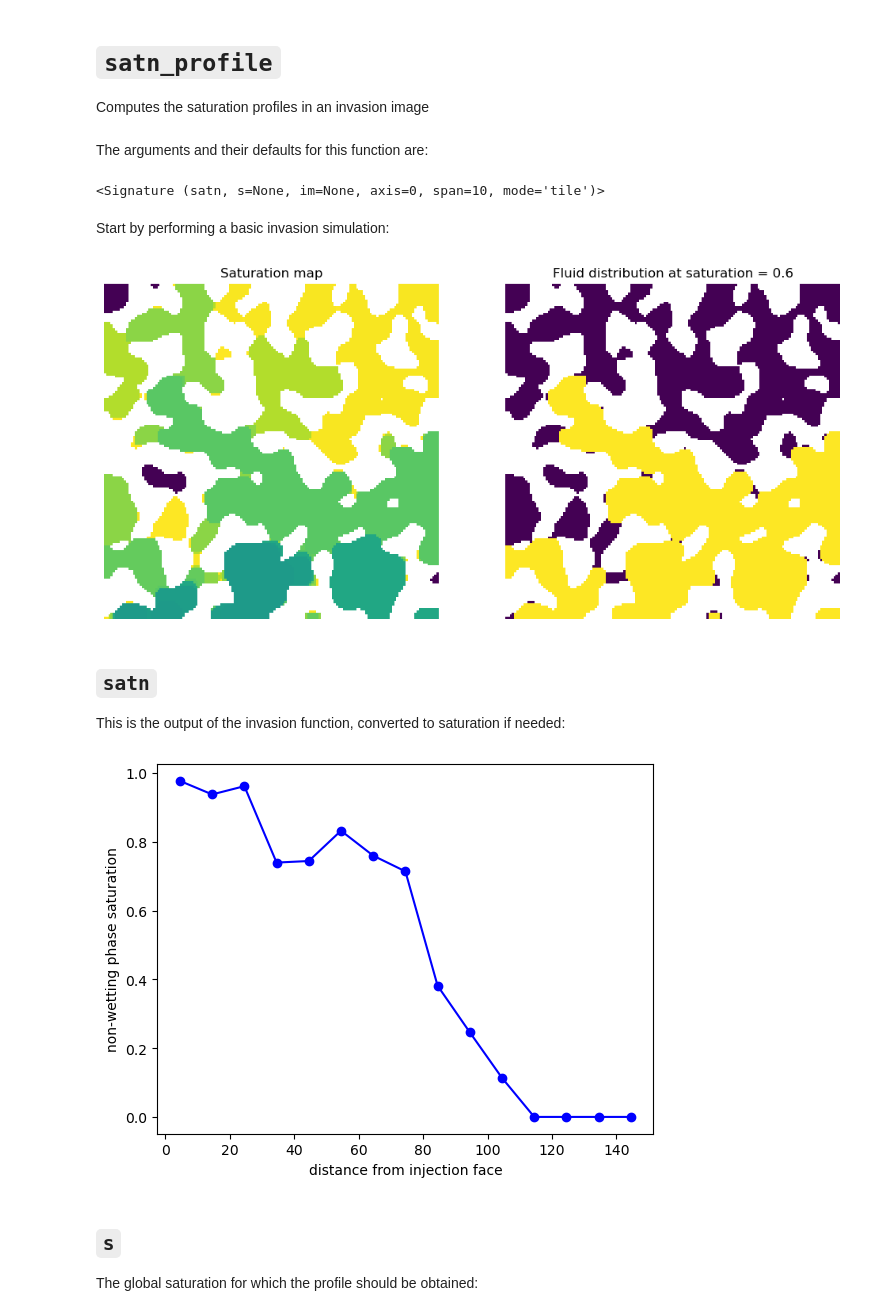
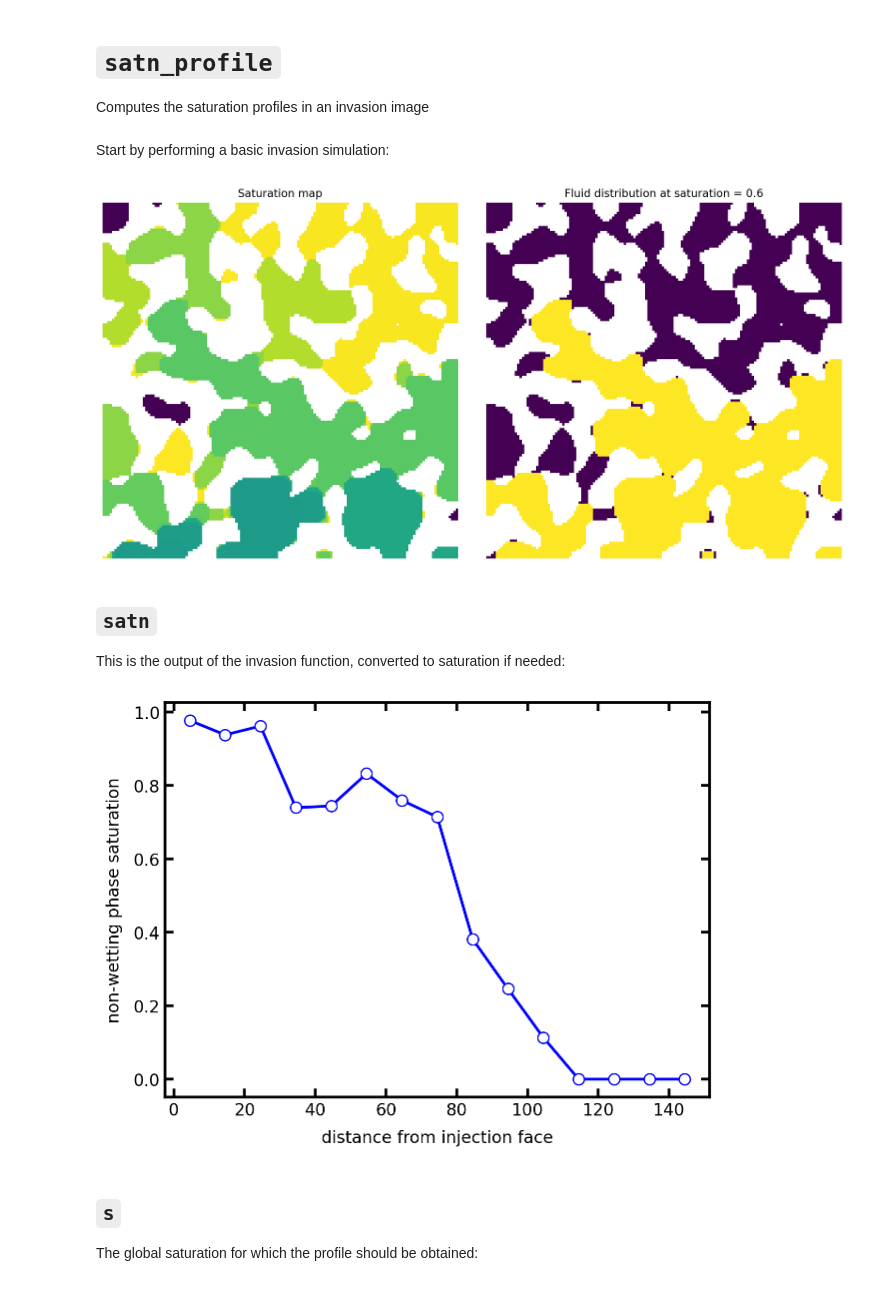
Before and after one commit to habi/porespy, a Jupyter notebook: examples/metrics/reference/satn_profile.ipynb, the cells around one changed output. Drawn from its saved outputs; the diff is of its cells as text; code cells hidden in the pictures.

```diff
--- a/examples/metrics/reference/satn_profile.ipynb
+++ b/examples/metrics/reference/satn_profile.ipynb
@@ -6,45 +6,36 @@ import matplotlib.pyplot as plt
 import numpy as np
 import porespy as ps
 from pyedt import edt
+ps.visualization.set_mpl_style()
-# %% [markdown]
-The arguments and their defaults for this function are:
-# %%
-import inspect
-inspect.signature(ps.metrics.satn_profile)
-# %% [output]
-<Signature (satn, s=None, im=None, axis=0, span=10, mode='tile')>
 # %% [markdown]
 Start by performing a basic invasion simulation:
 # %%
 np.random.seed(1)
 im = ps.generators.blobs(shape=[150, 150], porosity=0.6, blobiness=1)
-sigma = 0.1
-theta = 180
-dt = edt(im)
-pc = -2*sigma*np.cos(np.deg2rad(theta))/dt
+pc = ps.filters.capillary_transform(im=im, sigma=0.01, theta=180, g=0)
 inlets = np.zeros_like(im)
 inlets[0, :] = True
 inv = ps.simulations.drainage(im=im, pc=pc, inlets=inlets)
 
 fig, ax = plt.subplots(1, 2, figsize=[12, 6])
 ax[0].imshow(inv.im_satn/im, interpolation='none', origin='lower')
 ax[0].axis(False)
 ax[0].set_title('Saturation map')
 ax[1].imshow((inv.im_satn < 0.6)*(inv.im_satn > 0)/im, interpolation='none', origin='lower')
 ax[1].axis(False)
 ax[1].set_title('Fluid distribution at saturation = 0.6');
 # %% [output]
-[figure, old version]
+[figure, new version]
 # %% [markdown]
 ## `satn`
 This is the output of the invasion function, converted to saturation if needed:
 # %%
-s = ps.metrics.satn_profile(satn=inv.im_satn, s=0.6)
-plt.plot(s.position, s.saturation, 'b-o')
+s_prof = ps.metrics.satn_profile(satn=inv.im_satn, s=0.6)
+plt.plot(s_prof.position, s_prof.saturation, 'b-o')
 plt.xlabel("distance from injection face")
 plt.ylabel("non-wetting phase saturation");
 # %% [output]
-[figure, old version]
+[figure, new version]
 # %% [markdown]
 ## `s`
 The global saturation for which the profile should be obtained:
```
Also changed, not shown: parts of 4 cells of this notebook, 2 other files.
